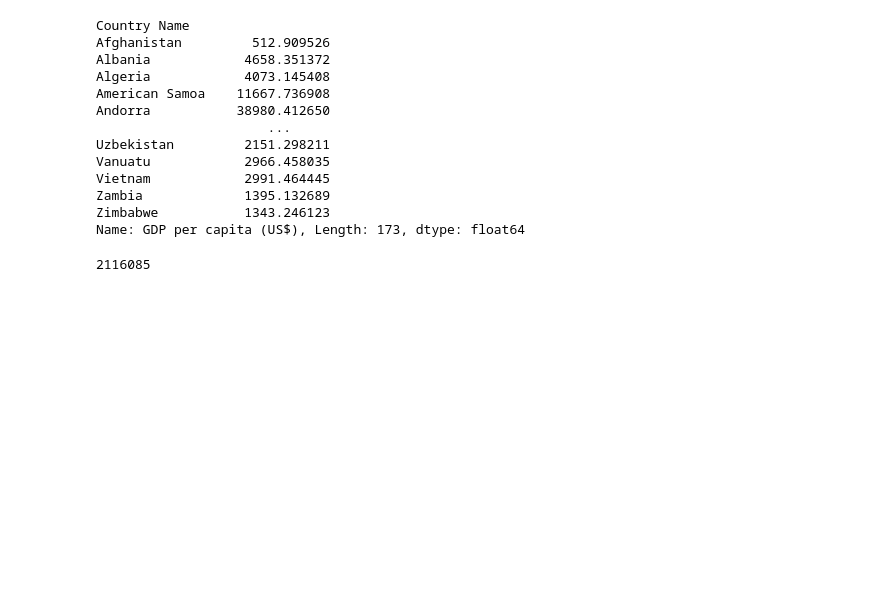
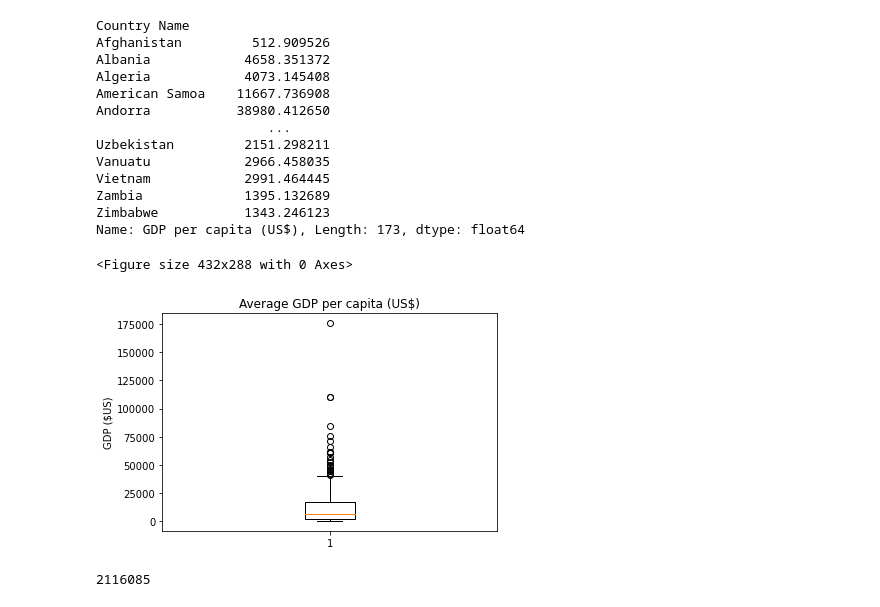
Before and after one commit to RHockley/Project-1-Water-Source-Mortality, a Jupyter notebook: Work_Folder/Visuals.ipynb, the cells around one changed output. Drawn from its saved outputs; the diff is of its cells as text; code cells hidden in the pictures; blank space fills up the shorter version.

```diff
--- a/Work_Folder/Visuals.ipynb
+++ b/Work_Folder/Visuals.ipynb
@@ -122,6 +122,16 @@ Vietnam            2991.464445
 Zambia             1395.132689
 Zimbabwe           1343.246123
 Name: GDP per capita (US$), Length: 173, dtype: float64
+# %%
+plt.figure()
+fig1, ax1 = plt.subplots()
+ax1.set_title('Average GDP per capita (US$)')
+ax1.set_ylabel('GDP ($US)')
+ax1.boxplot(mean_gdp)
+plt.show()
+# %% [output]
+<Figure size 432x288 with 0 Axes>
+[figure, added]
 # %%
 total_deaths.max()
 # %% [output]
```
Also changed, not shown: parts of 44 cells of this notebook.
